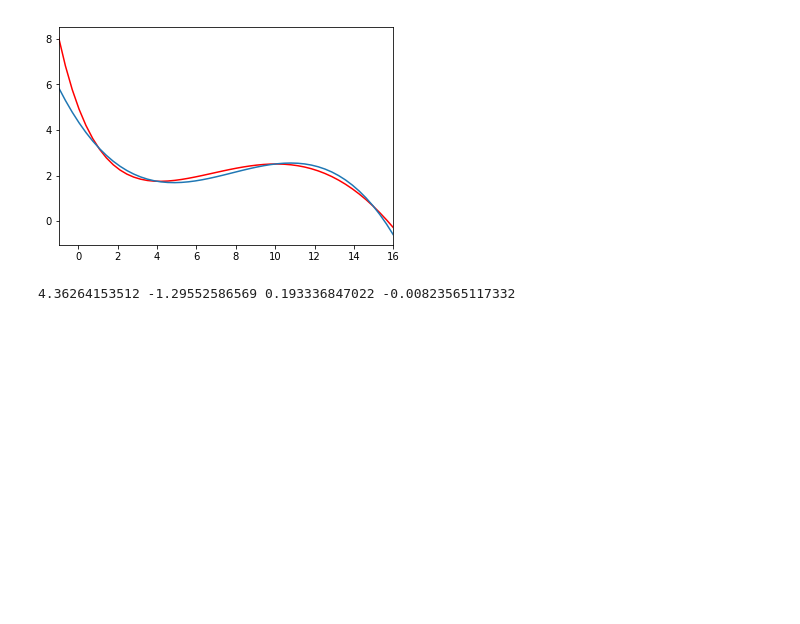
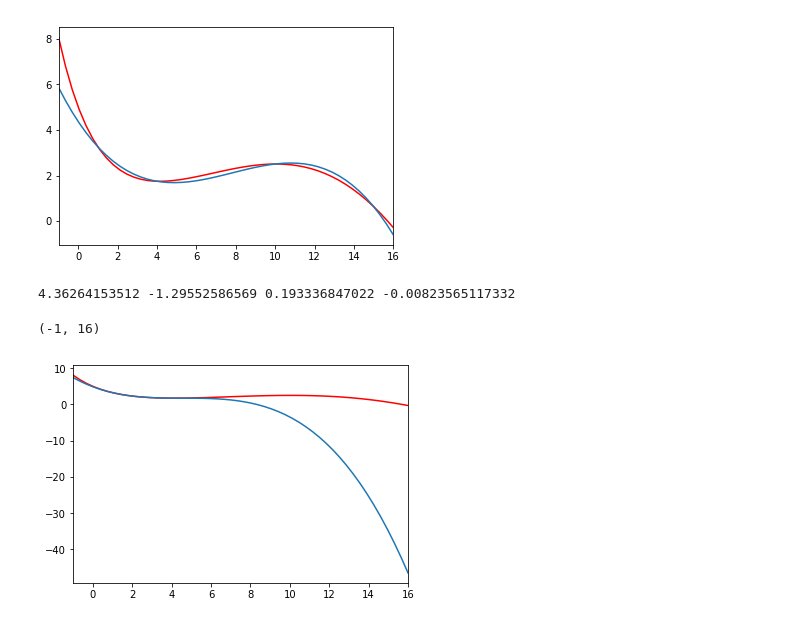
Before and after one commit to kusaku/coursera-mlds-tasks, a Jupyter notebook: week2/task2.ipynb, the cells around one changed output. Cells and saved outputs as stored; diff of their text form; code cells hidden in the pictures; blank space fills up the shorter version.

Commit message:
testing numpy.poly1d

```diff
--- a/week2/task2.ipynb
+++ b/week2/task2.ipynb
@@ -71,3 +68,18 @@ with open(file_out_name, 'wt') as fh:
 !cat $file_out_name
 # %% [output]
 4.36264153512 -1.29552586569 0.193336847022 -0.00823565117332
+# %%
+points = np.array([1,2,3,4])
+ones = np.ones(len(points))
+a = np.stack([np.power(points, i) for i in range(len(points))], axis=1)
+b = f(points).reshape(len(points), 1)
+# %%
+zn = solve(a, b)
+afn = np.poly1d(zn.reshape(len(zn))[::-1])
+# %%
+plot(x,f(x), '-r')
+plot(x, afn(x))
+pylab.xlim(-1, 16)
+# %% [output]
+(-1, 16)
+[figure, added]
```
Also changed, not shown: parts of 7 cells of this notebook.
